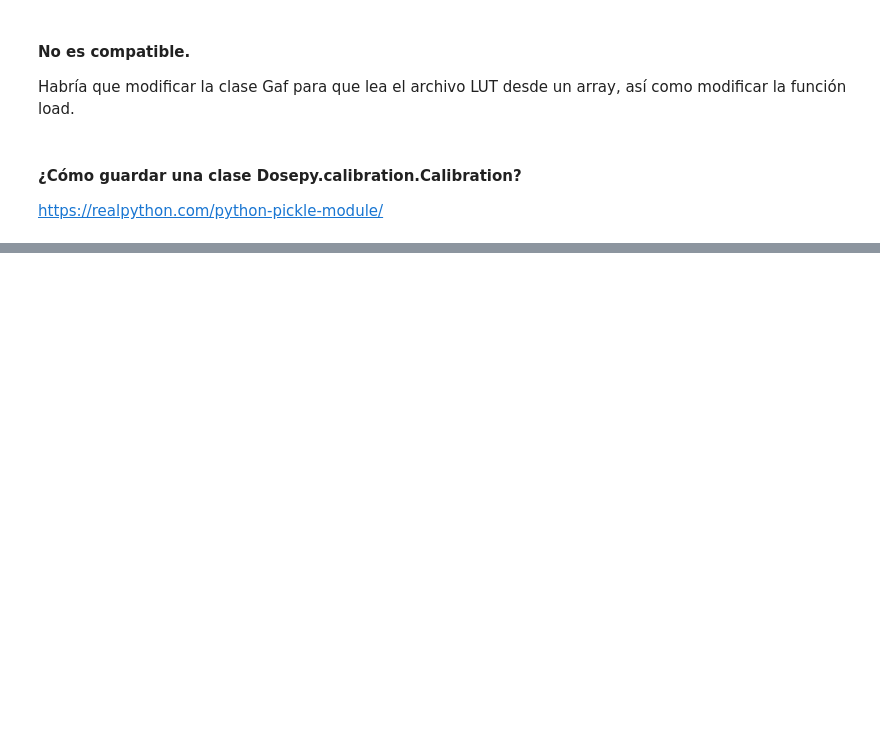
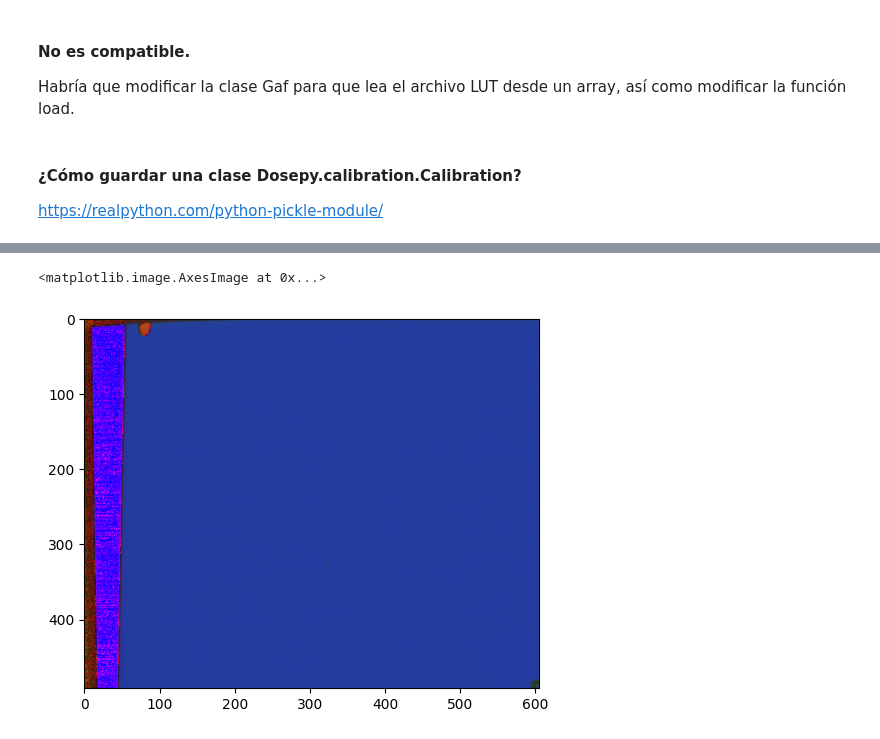
Before and after one commit to LuisOlivaresJ/Dosepy, a Jupyter notebook: src/Dosepy/tools/to_do_progress.ipynb, the cells around one changed output, grey strips where cells are left out. Cells and saved outputs as stored; diff of their text form; code cells hidden in the pictures; blank space fills up the shorter version.

```diff
--- a/src/Dosepy/tools/to_do_progress.ipynb
+++ b/src/Dosepy/tools/to_do_progress.ipynb
@@ -47,0 +100,17 @@ https://realpython.com/python-pickle-module/
+# %%
+import numpy.ma as ma
+
+mask_h = ma.masked_less(h, 0.32)
+mask_s = ma.masked_less(s, 0.35)
+mask_v = ma.masked_less(v, 0.75)
+
+film = 0*np.zeros(img.shape)
+
+film[:,:,0]=mask_h
+film[:,:,1]=mask_s
+film[:,:,2]=mask_v
+# %%
+plt.imshow(film)
+# %% [output]
+<matplotlib.image.AxesImage at 0x...>
+[figure, added]
```
Also changed, not shown: parts of 6 cells of this notebook, 1 other file.
